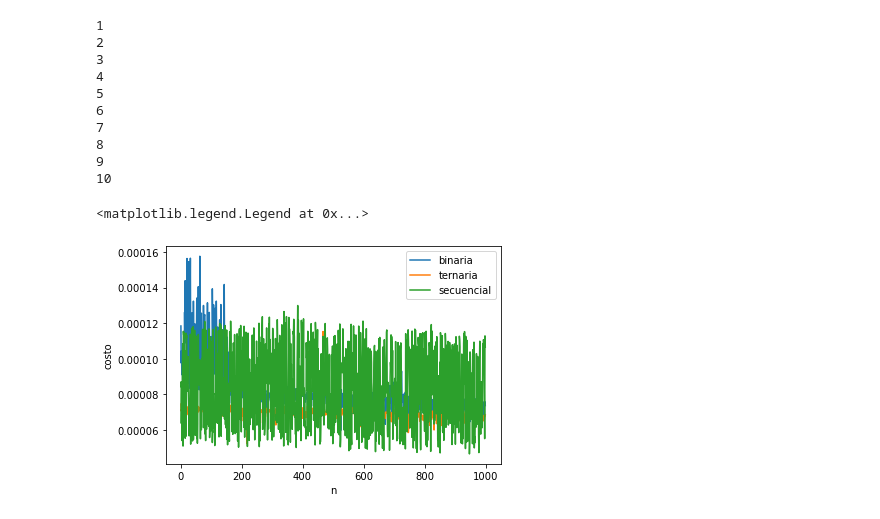
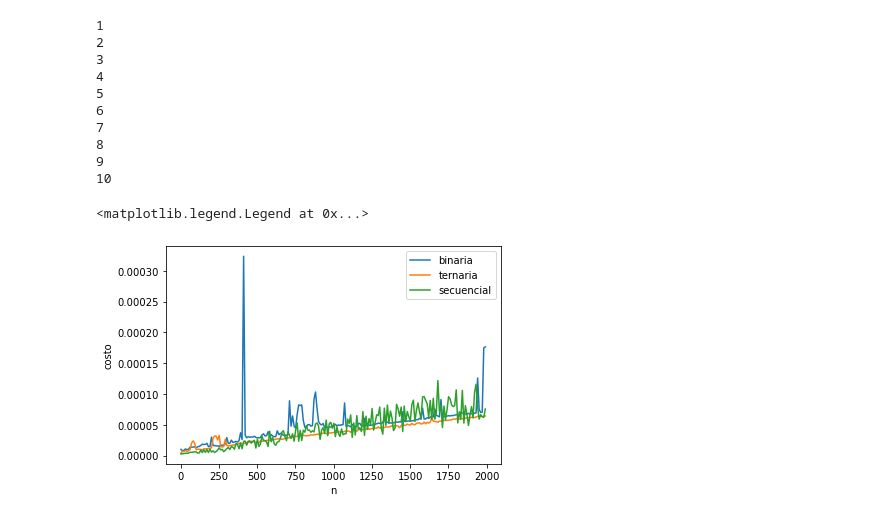
Before and after one commit to nicolas-alv3/AlgoritmosUNQ, a Jupyter notebook: EntregaAlvarez.ipynb, the cells around one changed output. Cells and saved outputs as stored; diff of their text form; code cells hidden in the pictures.

```diff
--- a/EntregaAlvarez.ipynb
+++ b/EntregaAlvarez.ipynb
@@ -12,11 +12,18 @@ import scipy.special
 #Lista estrictamente creciente
 lista = [1,2,3,4,5,6,7,8,9,10,11]
 
+def busquedaLineal(ls,n):
+    #Precondicion: n pertenece a ls
+    for x in ls:
+        if(x==n):
+            return n
+
+
 def busquedaBinaria(ls,n):
     #Precondicion: n pertenece a ls
     mitad = m.floor(len(ls) /2)
-    if(ls[mitad] == n):
-        return n
+    if(len(ls) <=6):
+        return busquedaLineal(ls,n) #O(1) porque a lo sumo va a ser O(3)
     else:
         if(ls[mitad]> n):
             return busquedaBinaria(ls[0:mitad],n)
@@ -80,48 +81,48 @@ for i in lista:
 10
 # %%
 n_min=1
-n_max=1000
-iteraciones = 10
-st=1
+n_max=2000
+iteraciones = 2
+st=10
 precision_tiempo = 1
 
 
 t_binaria = list()
 for n in range(n_min, n_max, st):
     suma = 0
-    v = random.sample(range(1, n_max), n)[0]
+    v = random.sample(range(0, n), 1)[0]
     for foo in range(1,iteraciones):
-        suma += timeit.timeit(lambda: busquedaBinaria(list(range(1,n_max)),v), number = precision_tiempo)
+        suma += timeit.timeit(lambda: busquedaBinaria(list(range(1,n)),n), number = precision_tiempo)
     promedio = suma / iteraciones
     t_binaria.append(promedio)
 #print(t_binaria_1)
 
 t_ternaria = list()
 for n in range(n_min, n_max, st):
     suma = 0
-    v = random.sample(range(1, n_max), n)[0]
+    v = random.sample(range(0, n), 1)[0]
     for foo in range(1,iteraciones):
-        suma += timeit.timeit(lambda: busquedaTernaria(list(range(1,n_max)),v), number = precision_tiempo)
+        suma += timeit.timeit(lambda: busquedaTernaria(list(range(1,n)),v), number = precision_tiempo)
     promedio = suma / iteraciones
     t_ternaria.append(promedio)
 
 t_secuencial = list()
 for n in range(n_min, n_max, st):
     suma = 0
-    v = random.sample(range(1, n_max), n)[0]
+    v = random.sample(range(0, n), 1)[0]
     for foo in range(1,iteraciones):
-        suma += timeit.timeit(lambda: busquedaLineal(list(range(1,n_max)),v), number = precision_tiempo)
+        suma += timeit.timeit(lambda: busquedaLineal(list(range(1,n)),v), number = precision_tiempo)
     promedio = suma / iteraciones
     t_secuencial.append(promedio)
 
 eje_x = list(range(n_min, n_max, st))
 plt.plot(eje_x, t_binaria, label = 'binaria')
 plt.plot(eje_x, t_ternaria, label = 'ternaria')
 plt.plot(eje_x, t_secuencial, label = 'secuencial')
 plt.xlabel('n')
 plt.ylabel('costo')
 
 plt.legend()
 # %% [output]
 <matplotlib.legend.Legend at 0x...>
-[figure, old version]
+[figure, new version]
```
Also changed, not shown: parts of 6 cells of this notebook.
